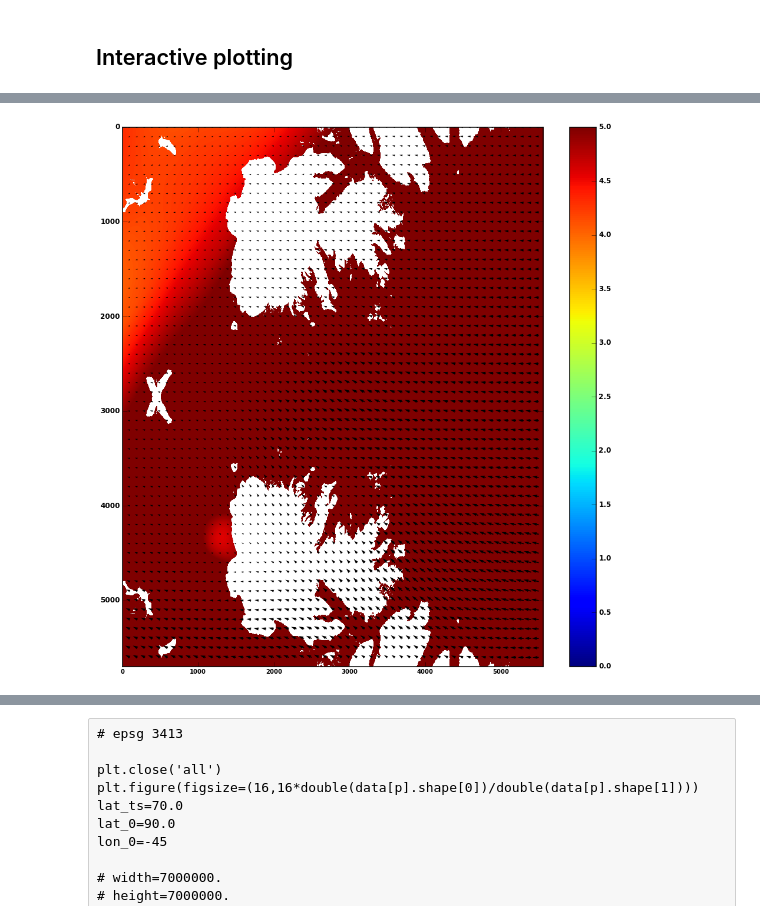
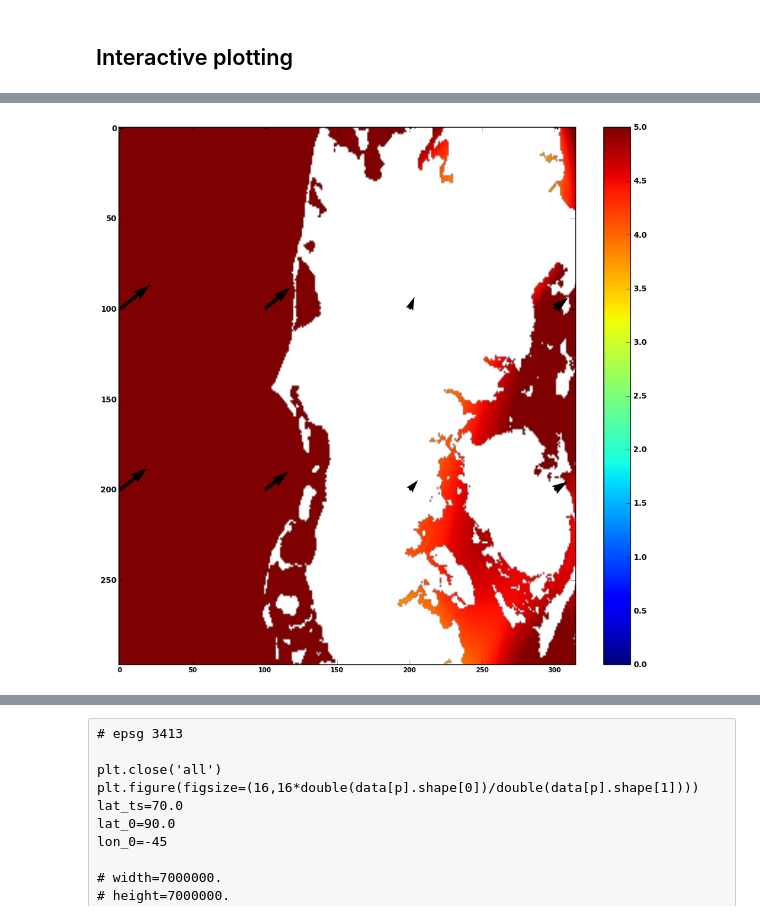
Before and after one commit to magican/PySOL, a Jupyter notebook: notebooks/Sentinel-1/S1_for_colleagues.ipynb, the cells around one changed output, grey strips where cells are left out. Cells and saved outputs as stored; diff of their text form; code cells hidden in the pictures.

```diff
--- a/notebooks/Sentinel-1/S1_for_colleagues.ipynb
+++ b/notebooks/Sentinel-1/S1_for_colleagues.ipynb
@@ -72,5 +72,8 @@ S1A_EW_GRDM_1SDH_20150709T024359_20150709T024458_006728_00902A_A55B.zip
 inpath = '/media/SOLabNFS2/tmp/different_SAR/sentinel-1/Svalbard-Barents/'
 fn = 'S1A_EW_GRDH_1SDH_20141004T061357_20141004T061501_002676_002FBD_D530.zip'
+# %%
+inpath = '/media/SOLabNFS2/store/satellite/sentinel-1/'
+fn = 'S1A_IW_GRDH_1SDV_20141025T170900_20141025T170936_002989_00366B_C289.zip'
 # %%
 from readS1 import *
 import readS1
@@ -78,6 +81,6 @@ reload(readS1)
 # %% [output]
 <module 'readS1' from 'readS1.pyc'>
 # %%
-s1 = readS1.readS1(inpath=inpath, fn=fn)
+s1 = readS1.readS1(inpath=inpath, fn=fn, resolution=800)
 # s1.__dict__['raw_counts']
 # %% [output]
@@ -510,14 +635,14 @@ ntrctv = widgets.interact(ntrctv_imshow, p = widgets.RadioButtons(description='p
 # %%
 data=ncepGFSmodelWindSwath
 wind = wind_speed_asar
 
 ntrctv = widgets.interact(ntrctv_imshow, p = widgets.RadioButtons(description='wind speed', options=data.keys()), \
-                 vmi=widgets.FloatSliderWidget(min=0, max=30, value=0, step=1), \
-                 vma=widgets.FloatSliderWidget(min=0, max=30, value=5., step=1), \
+                 vmi=widgets.FloatSlider(min=0, max=30, value=0, step=1), \
+                 vma=widgets.FloatSlider(min=0, max=30, value=5., step=1), \
                 cmap = ['jet'], crop = '[:,:]');
 # crop = '[600:1400,0:900]'
 # %% [output]
-[figure, old version]
+[figure, new version]
 # %%
 from mpl_toolkits.basemap import Basemap
 from matplotlib import cm
```
Also changed, not shown: parts of 25 cells of this notebook, 5 other files.
